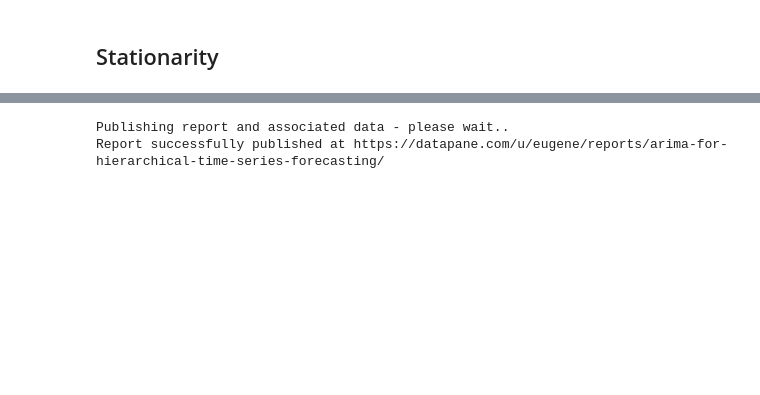
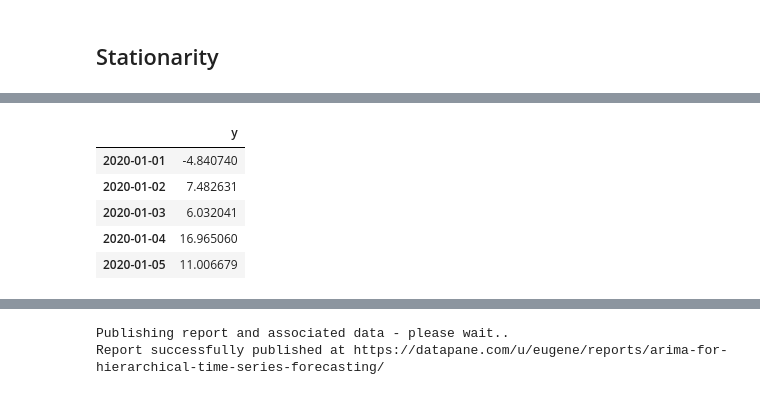
Before and after one commit to eugeneteoh/Medium-Notebooks, a Jupyter notebook: arima_hierarchical.ipynb, the cells around one changed output, grey strips where cells are left out. Saved outputs shown, nothing was run; the diff lists cells and outputs as text; code cells hidden in the pictures; blank space fills up the shorter version.

```diff
--- a/arima_hierarchical.ipynb
+++ b/arima_hierarchical.ipynb
@@ -51,0 +35,11 @@ stationary_1_plot = df_stationary_1.plot()
+# %%
+y_stationary_2 = y_stationary_1 + np.random.normal(0, 10, size=date.shape) * np.sin(2 * np.pi * np.random.normal(0, 100, size=date.shape) * date.to_numpy('int'))
+df_stationary_2 = pd.DataFrame({'y': y_stationary_2}, index=date)
+df_stationary_2.head()
+# %% [output]
+|  | y |
+| 2020-01-01 | -4.840740 |
+| 2020-01-02 | 7.482631 |
+| 2020-01-03 | 6.032041 |
+| 2020-01-04 | 16.965060 |
+| 2020-01-05 | 11.006679 |
```
Also changed, not shown: parts of 8 cells of this notebook.
